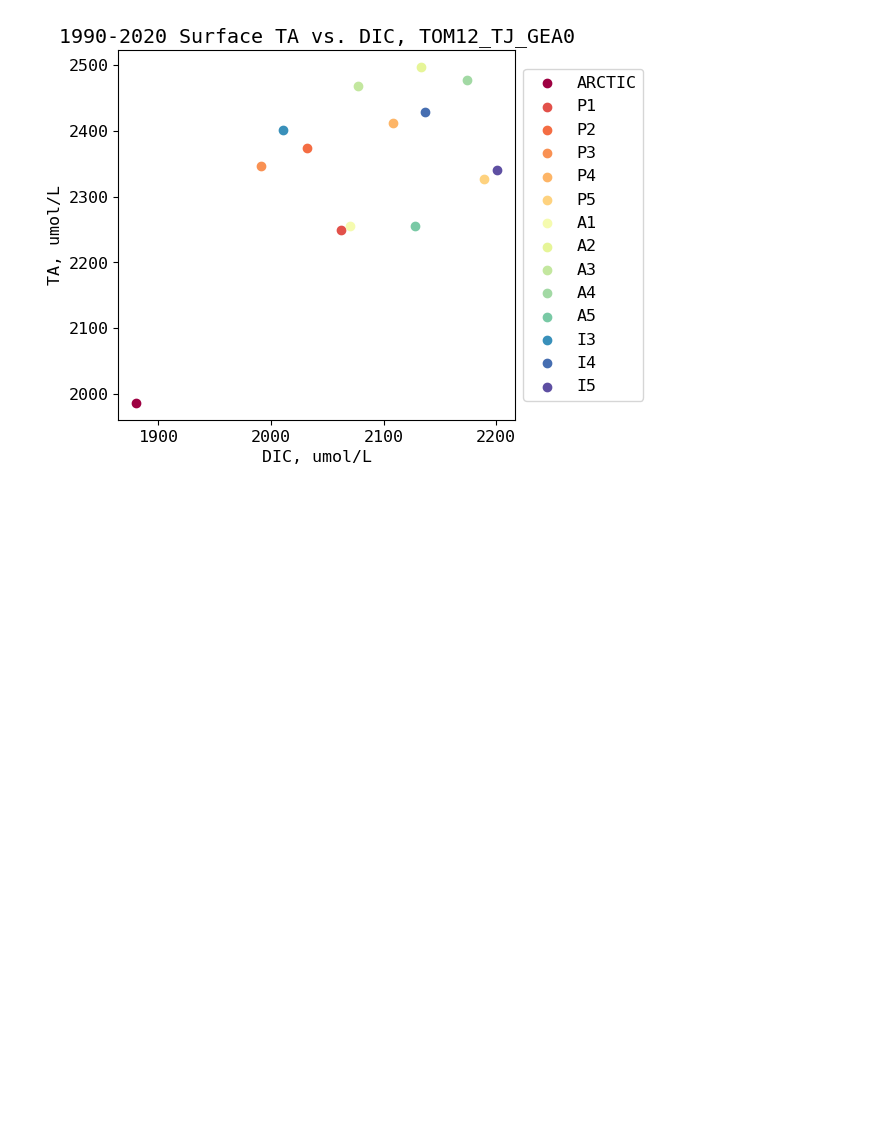
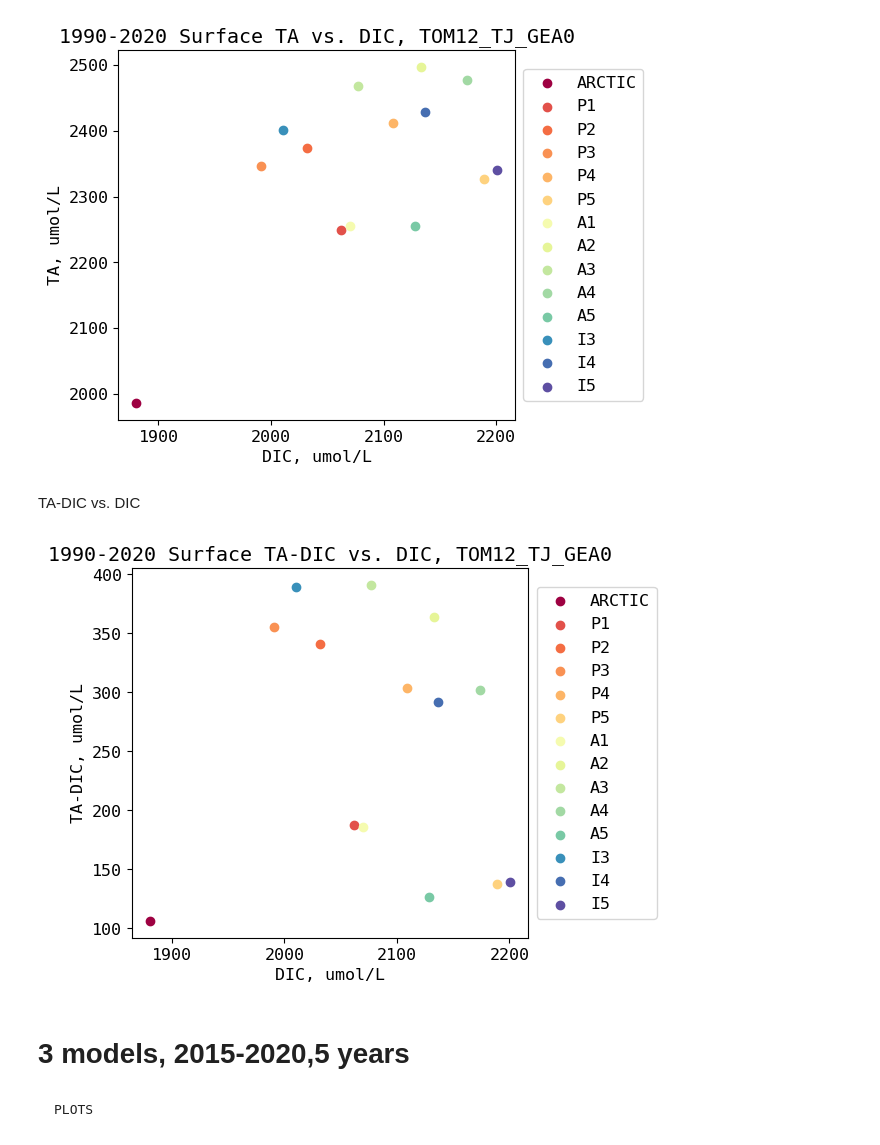
Before and after one commit to biu23/Carbonate_Chemistry_Models, a Jupyter notebook: test_script/region_mask.ipynb, the cells around one changed output. Cells and saved outputs as stored; diff of their text form; code cells hidden in the pictures; blank space fills up the shorter version.

Commit message:
' three model, TA-DIC, TA, DIC plots'

```diff
--- a/test_script/region_mask.ipynb
+++ b/test_script/region_mask.ipynb
@@ -178,3 +163,28 @@ plt.show()
 # plt.plot(DIC_ts_GEA0*1e6, TA_ts_GEA0*1e6, label = 'TOM12_DW_WE43')
 # plt.legend()
 # plt.title(f'{yrst}-{yrend} Surface TA vs. DIC umol/L')
+# %% [markdown]
+TA-DIC vs. DIC
+# %%
+fig = plt.figure()
+ax = plt.subplot(111)
+
+for j, reg in enumerate(regs):
+    plt.scatter(DIC_total_mean[j] * 1e6, (TA_total_mean[j]-DIC_total_mean[j]) * 1e6, label = f'{reg}', color=cmap(norm(regdict[reg]['number'])))
+
+plt.title(f'{yrst}-{yrend} Surface TA-DIC vs. DIC, TOM12_TJ_GEA0')
+
+plt.xlabel('DIC, umol/L')
+plt.ylabel('TA-DIC, umol/L')
+
+# Shrink current axis by 20%
+box = ax.get_position()
+ax.set_position([box.x0, box.y0, box.width * 0.8, box.height])
+# Put a legend to the right of the current axis
+ax.legend(loc='center left', bbox_to_anchor=(1, 0.5))
+
+plt.show()
+# %% [output]
+[figure, added]
+# %% [markdown]
+# 3 models, 2015-2020,5 years
@@ -180,0 +224,2 @@ plt.show()
+# %% [markdown]
+    PLOTS
```
Also changed, not shown: parts of 12 cells of this notebook.
